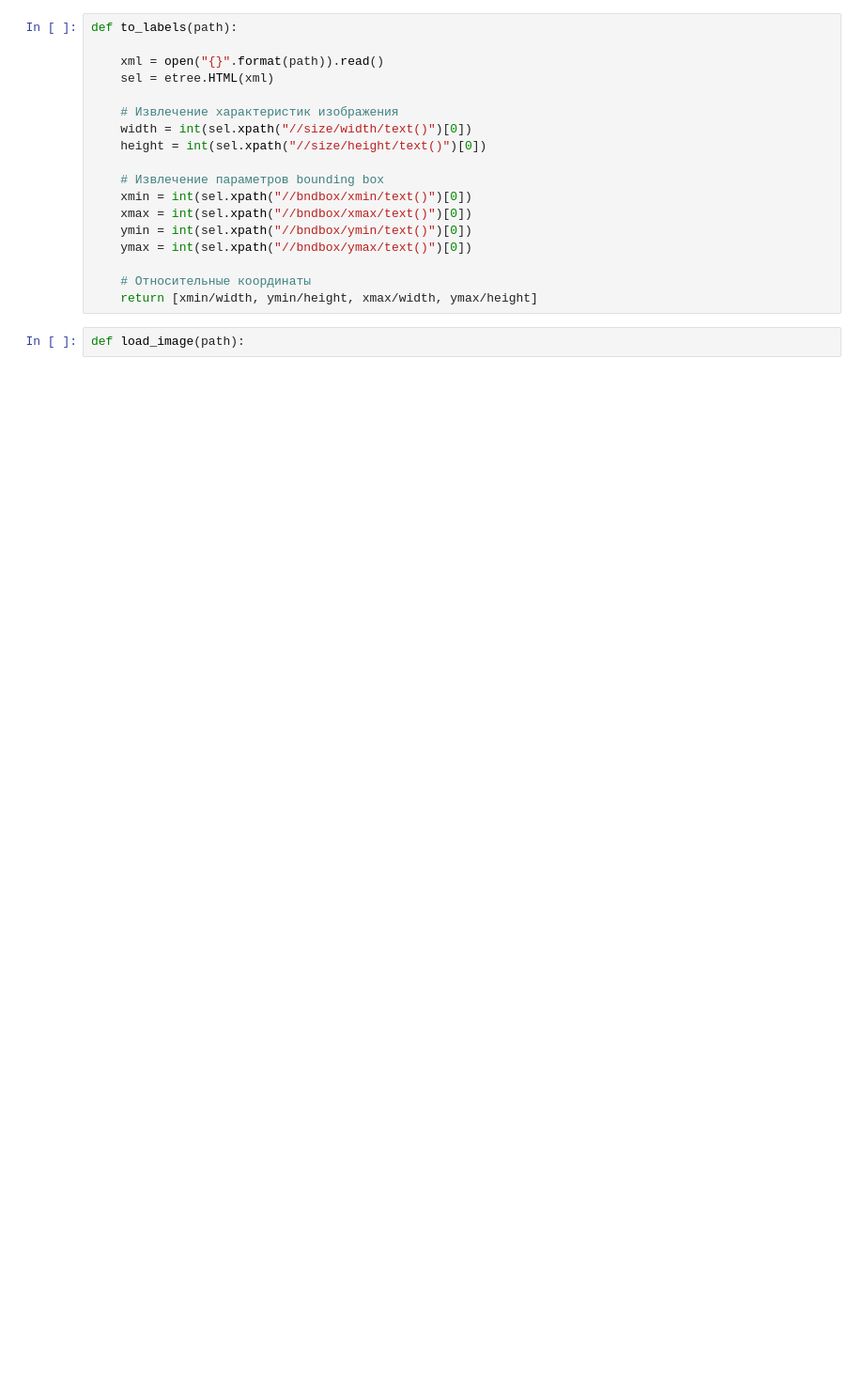
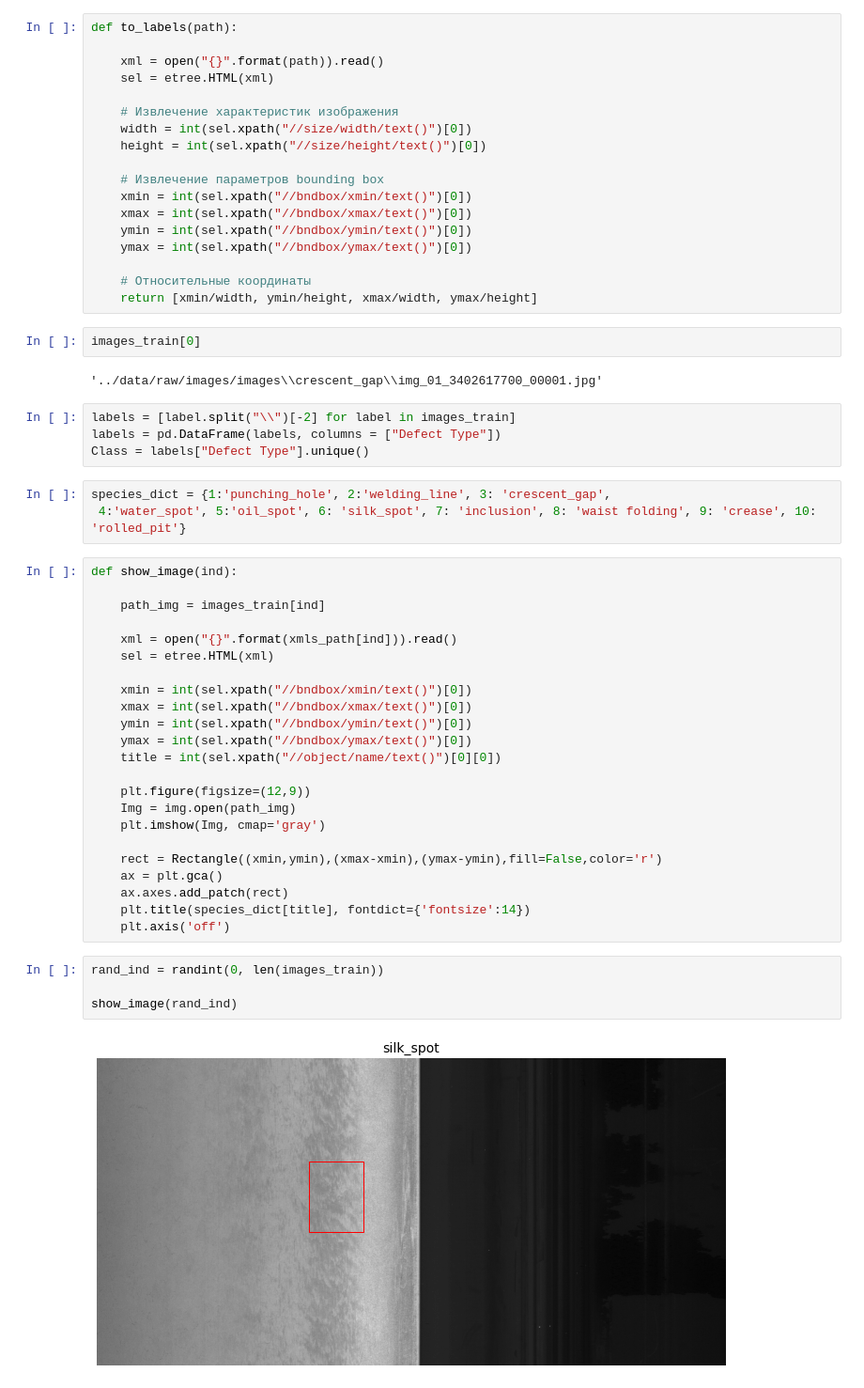
Before and after one commit to Borspt/PetProject, a Jupyter notebook: Steel_defects_detection/notebooks/Dataset_analysis.ipynb, the cells around one changed output. Shown at 94% size. Drawn from its saved outputs; the diff is of its cells as text; blank space fills up the shorter version.

Commit message:
Data analysis

```diff
--- a/Steel_defects_detection/notebooks/Dataset_analysis.ipynb
+++ b/Steel_defects_detection/notebooks/Dataset_analysis.ipynb
@@ -130,5 +146,43 @@ def to_labels(path):
 
     # Относительные координаты
     return [xmin/width, ymin/height, xmax/width, ymax/height]
+# %%
+images_train[0]
+# %% [output]
+'../data/raw/images/images\\crescent_gap\\img_01_3402617700_00001.jpg'
+# %%
+labels = [label.split("\\")[-2] for label in images_train]
+labels = pd.DataFrame(labels, columns = ["Defect Type"])
+Class = labels["Defect Type"].unique()
+# %%
+species_dict = {1:'punching_hole', 2:'welding_line', 3: 'crescent_gap',
+ 4:'water_spot', 5:'oil_spot', 6: 'silk_spot', 7: 'inclusion', 8: 'waist folding', 9: 'crease', 10: 'rolled_pit'}
 # %%
-def load_image(path):
+def show_image(ind):
+
+    path_img = images_train[ind]
+
+    xml = open("{}".format(xmls_path[ind])).read()
+    sel = etree.HTML(xml)
+
+    xmin = int(sel.xpath("//bndbox/xmin/text()")[0])
+    xmax = int(sel.xpath("//bndbox/xmax/text()")[0])
+    ymin = int(sel.xpath("//bndbox/ymin/text()")[0])
+    ymax = int(sel.xpath("//bndbox/ymax/text()")[0])
+    title = int(sel.xpath("//object/name/text()")[0][0])
+
+    plt.figure(figsize=(12,9))
+    Img = img.open(path_img)
+    plt.imshow(Img, cmap='gray')
+
+    rect = Rectangle((xmin,ymin),(xmax-xmin),(ymax-ymin),fill=False,color='r')
+    ax = plt.gca()
+    ax.axes.add_patch(rect)
+    plt.title(species_dict[title], fontdict={'fontsize':14})
+    plt.axis('off')
+# %%
+rand_ind = randint(0, len(images_train))
+
+show_image(rand_ind)
+# %% [output]
+[figure, added]
```
Also changed, not shown: parts of 19 cells of this notebook.
